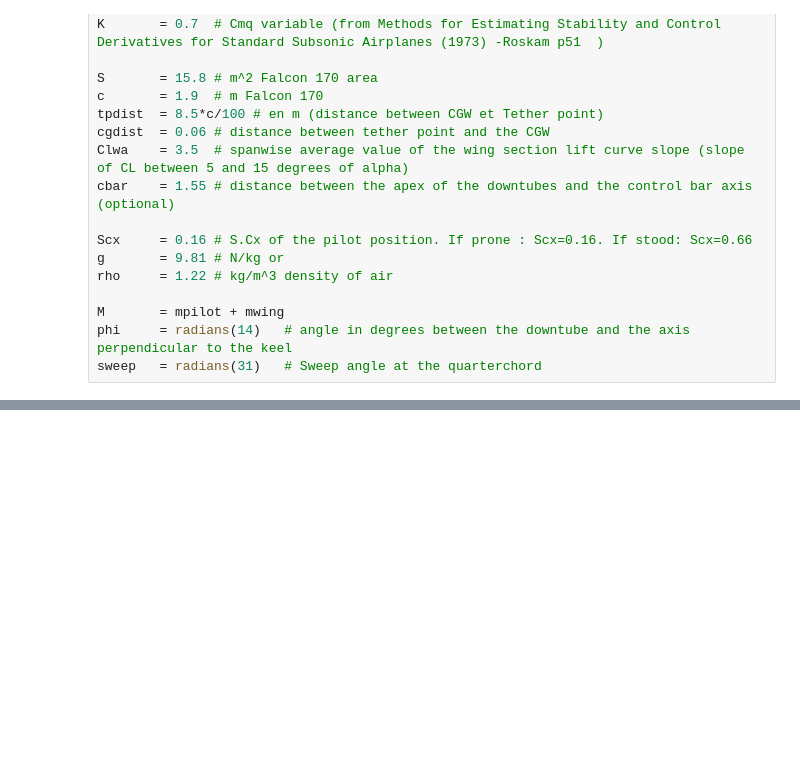
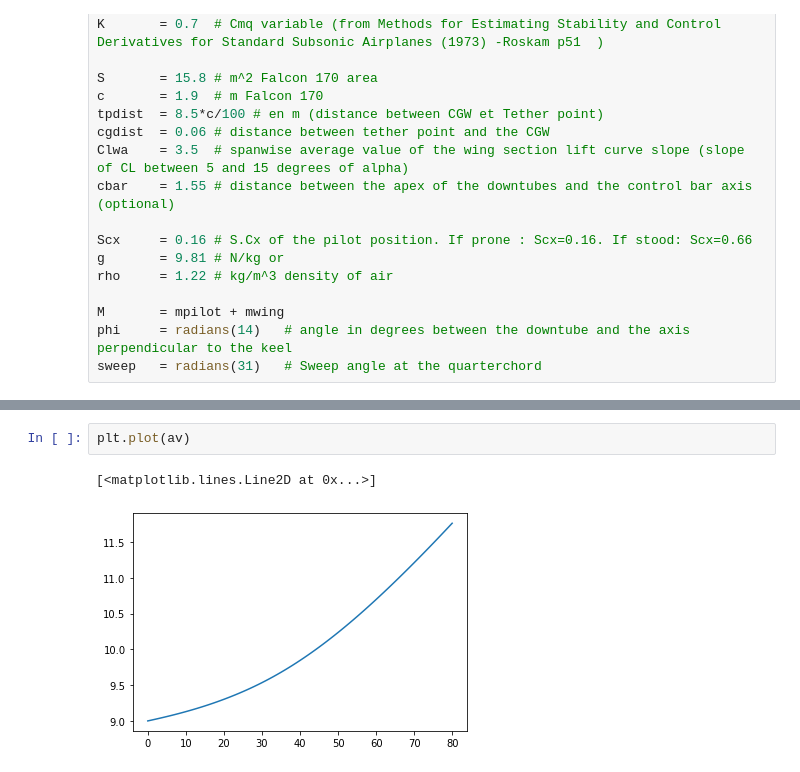
Before and after one commit to Future-Hangglider/Matlab_model_hang-glider, a Jupyter notebook: python_version2.ipynb, the cells around one changed output, grey strips where cells are left out. Saved outputs shown, nothing was run; the diff lists cells and outputs as text; blank space fills up the shorter version.

```diff
--- a/python_version2.ipynb
+++ b/python_version2.ipynb
@@ -133,0 +127,5 @@ Text(0.5, 1.0, 'glide path')
+# %%
+plt.plot(av)
+# %% [output]
+[<matplotlib.lines.Line2D at 0x...>]
+[figure, added]
```
Also changed, not shown: parts of 3 cells of this notebook, 1 other file.
